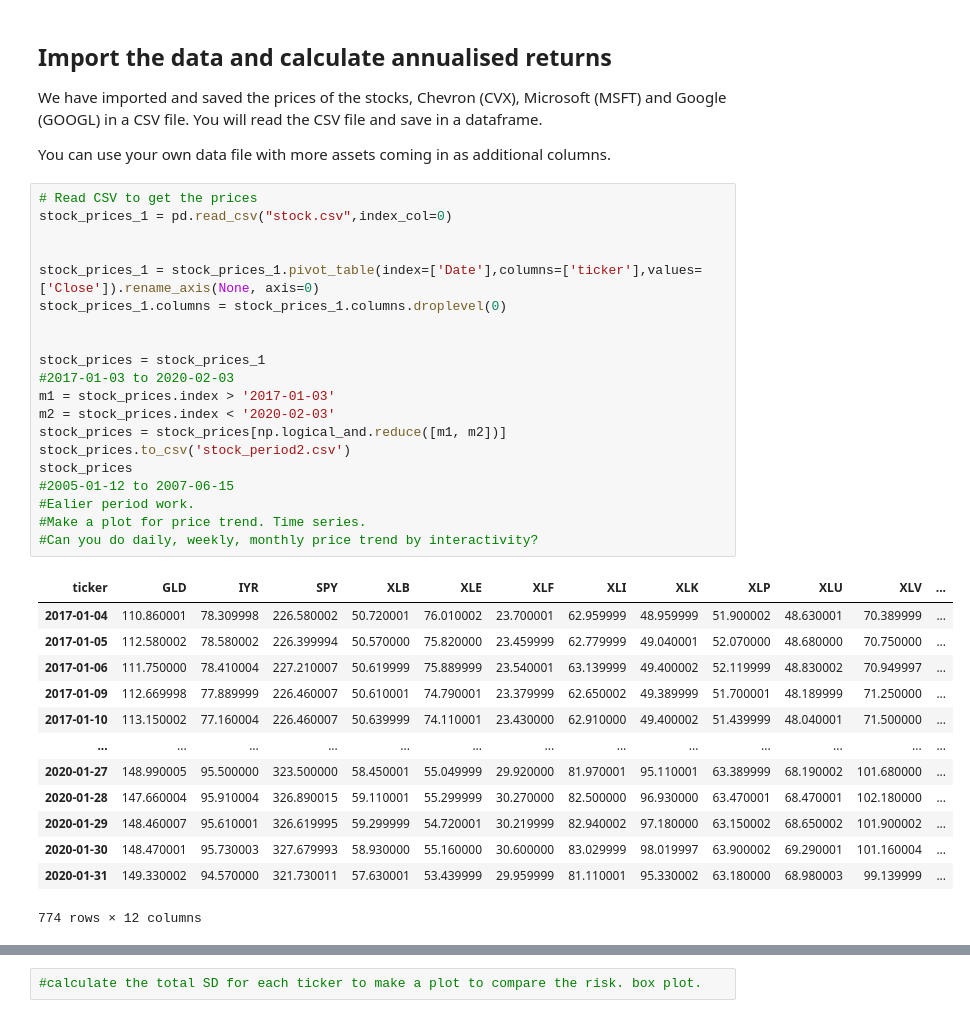
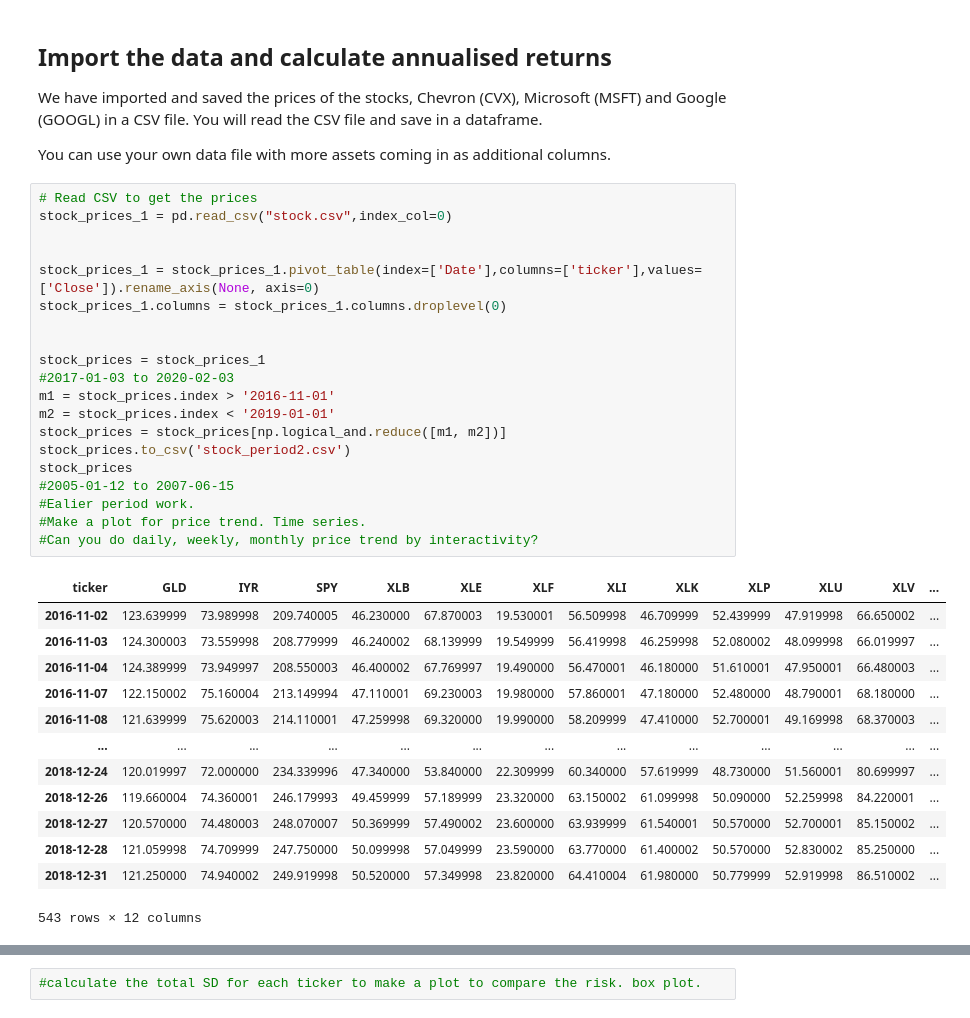
Before and after one commit to andrewdtu/asset-class-performance-under-inflation, a Jupyter notebook: portfolio_randomizer.ipynb, the cells around one changed output, grey strips where cells are left out. Drawn from its saved outputs; the diff is of its cells as text.

```diff
--- a/portfolio_randomizer.ipynb
+++ b/portfolio_randomizer.ipynb
@@ -34,37 +34,37 @@ You can use your own data file with more assets coming in as additional columns.
 # %%
 # Read CSV to get the prices
 stock_prices_1 = pd.read_csv("stock.csv",index_col=0)
 
 
 stock_prices_1 = stock_prices_1.pivot_table(index=['Date'],columns=['ticker'],values=['Close']).rename_axis(None, axis=0)
 stock_prices_1.columns = stock_prices_1.columns.droplevel(0)
 
 
 stock_prices = stock_prices_1
 #2017-01-03 to 2020-02-03
-m1 = stock_prices.index > '2017-01-03'
-m2 = stock_prices.index < '2020-02-03'
+m1 = stock_prices.index > '2016-11-01'
+m2 = stock_prices.index < '2019-01-01'
 stock_prices = stock_prices[np.logical_and.reduce([m1, m2])]
 stock_prices.to_csv('stock_period2.csv')
 stock_prices
 #2005-01-12 to 2007-06-15
 #Ealier period work.
 #Make a plot for price trend. Time series.
 #Can you do daily, weekly, monthly price trend by interactivity?
 # %% [output]
 | ticker | GLD | IYR | SPY | XLB | XLE | XLF | XLI | XLK | XLP | XLU | XLV | ... |
-| 2017-01-04 | 110.860001 | 78.309998 | 226.580002 | 50.720001 | 76.010002 | 23.700001 | 62.959999 | 48.959999 | 51.900002 | 48.630001 | 70.389999 | ... |
-| 2017-01-05 | 112.580002 | 78.580002 | 226.399994 | 50.570000 | 75.820000 | 23.459999 | 62.779999 | 49.040001 | 52.070000 | 48.680000 | 70.750000 | ... |
-| 2017-01-06 | 111.750000 | 78.410004 | 227.210007 | 50.619999 | 75.889999 | 23.540001 | 63.139999 | 49.400002 | 52.119999 | 48.830002 | 70.949997 | ... |
-| 2017-01-09 | 112.669998 | 77.889999 | 226.460007 | 50.610001 | 74.790001 | 23.379999 | 62.650002 | 49.389999 | 51.700001 | 48.189999 | 71.250000 | ... |
-| 2017-01-10 | 113.150002 | 77.160004 | 226.460007 | 50.639999 | 74.110001 | 23.430000 | 62.910000 | 49.400002 | 51.439999 | 48.040001 | 71.500000 | ... |
+| 2016-11-02 | 123.639999 | 73.989998 | 209.740005 | 46.230000 | 67.870003 | 19.530001 | 56.509998 | 46.709999 | 52.439999 | 47.919998 | 66.650002 | ... |
+| 2016-11-03 | 124.300003 | 73.559998 | 208.779999 | 46.240002 | 68.139999 | 19.549999 | 56.419998 | 46.259998 | 52.080002 | 48.099998 | 66.019997 | ... |
+| 2016-11-04 | 124.389999 | 73.949997 | 208.550003 | 46.400002 | 67.769997 | 19.490000 | 56.470001 | 46.180000 | 51.610001 | 47.950001 | 66.480003 | ... |
+| 2016-11-07 | 122.150002 | 75.160004 | 213.149994 | 47.110001 | 69.230003 | 19.980000 | 57.860001 | 47.180000 | 52.480000 | 48.790001 | 68.180000 | ... |
+| 2016-11-08 | 121.639999 | 75.620003 | 214.110001 | 47.259998 | 69.320000 | 19.990000 | 58.209999 | 47.410000 | 52.700001 | 49.169998 | 68.370003 | ... |
 | ... | ... | ... | ... | ... | ... | ... | ... | ... | ... | ... | ... | ... |
-| 2020-01-27 | 148.990005 | 95.500000 | 323.500000 | 58.450001 | 55.049999 | 29.920000 | 81.970001 | 95.110001 | 63.389999 | 68.190002 | 101.680000 | ... |
-| 2020-01-28 | 147.660004 | 95.910004 | 326.890015 | 59.110001 | 55.299999 | 30.270000 | 82.500000 | 96.930000 | 63.470001 | 68.470001 | 102.180000 | ... |
-| 2020-01-29 | 148.460007 | 95.610001 | 326.619995 | 59.299999 | 54.720001 | 30.219999 | 82.940002 | 97.180000 | 63.150002 | 68.650002 | 101.900002 | ... |
-| 2020-01-30 | 148.470001 | 95.730003 | 327.679993 | 58.930000 | 55.160000 | 30.600000 | 83.029999 | 98.019997 | 63.900002 | 69.290001 | 101.160004 | ... |
-| 2020-01-31 | 149.330002 | 94.570000 | 321.730011 | 57.630001 | 53.439999 | 29.959999 | 81.110001 | 95.330002 | 63.180000 | 68.980003 | 99.139999 | ... |
+| 2018-12-24 | 120.019997 | 72.000000 | 234.339996 | 47.340000 | 53.840000 | 22.309999 | 60.340000 | 57.619999 | 48.730000 | 51.560001 | 80.699997 | ... |
+| 2018-12-26 | 119.660004 | 74.360001 | 246.179993 | 49.459999 | 57.189999 | 23.320000 | 63.150002 | 61.099998 | 50.090000 | 52.259998 | 84.220001 | ... |
+| 2018-12-27 | 120.570000 | 74.480003 | 248.070007 | 50.369999 | 57.490002 | 23.600000 | 63.939999 | 61.540001 | 50.570000 | 52.700001 | 85.150002 | ... |
+| 2018-12-28 | 121.059998 | 74.709999 | 247.750000 | 50.099998 | 57.049999 | 23.590000 | 63.770000 | 61.400002 | 50.570000 | 52.830002 | 85.250000 | ... |
+| 2018-12-31 | 121.250000 | 74.940002 | 249.919998 | 50.520000 | 57.349998 | 23.820000 | 64.410004 | 61.980000 | 50.779999 | 52.919998 | 86.510002 | ... |
-774 rows × 12 columns
+543 rows × 12 columns
 # %%
 
 # Calculate annualised returns
```
Also changed, not shown: parts of 6 cells of this notebook, 5 other files.
